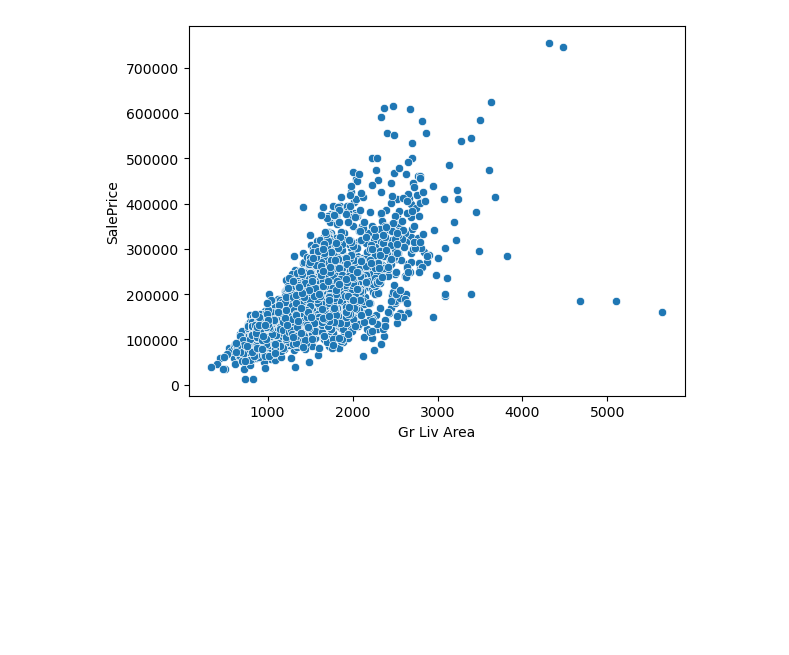
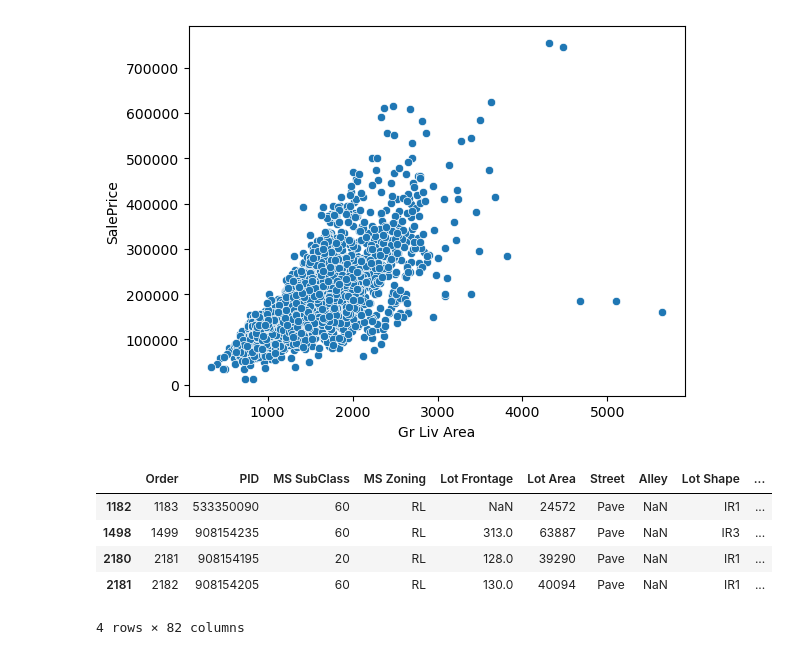
Before and after one commit to darshitttt/AI_ML_Learning, a Jupyter notebook: ML_Course/Notebooks/FeatureEngineering.ipynb, the cells around one changed output. Cells and saved outputs as stored; diff of their text form; code cells hidden in the pictures; blank space fills up the shorter version.

```diff
--- a/ML_Course/Notebooks/FeatureEngineering.ipynb
+++ b/ML_Course/Notebooks/FeatureEngineering.ipynb
@@ -58,3 +100,12 @@ sns.scatterplot(x='Gr Liv Area', y='SalePrice', data=df)
 # %% [output]
 <Axes: xlabel='Gr Liv Area', ylabel='SalePrice'>
 [figure]
+# %%
+df[(df['Overall Qual']>8) & (df['SalePrice']<200000)]
+# %% [output]
+|  | Order | PID | MS SubClass | MS Zoning | Lot Frontage | Lot Area | Street | Alley | Lot Shape | ... |
+| 1182 | 1183 | 533350090 | 60 | RL | NaN | 24572 | Pave | NaN | IR1 | ... |
+| 1498 | 1499 | 908154235 | 60 | RL | 313.0 | 63887 | Pave | NaN | IR3 | ... |
+| 2180 | 2181 | 908154195 | 20 | RL | 128.0 | 39290 | Pave | NaN | IR1 | ... |
+| 2181 | 2182 | 908154205 | 60 | RL | 130.0 | 40094 | Pave | NaN | IR1 | ... |
+4 rows × 82 columns
```
Also changed, not shown: parts of 13 cells of this notebook, 5 other files.
